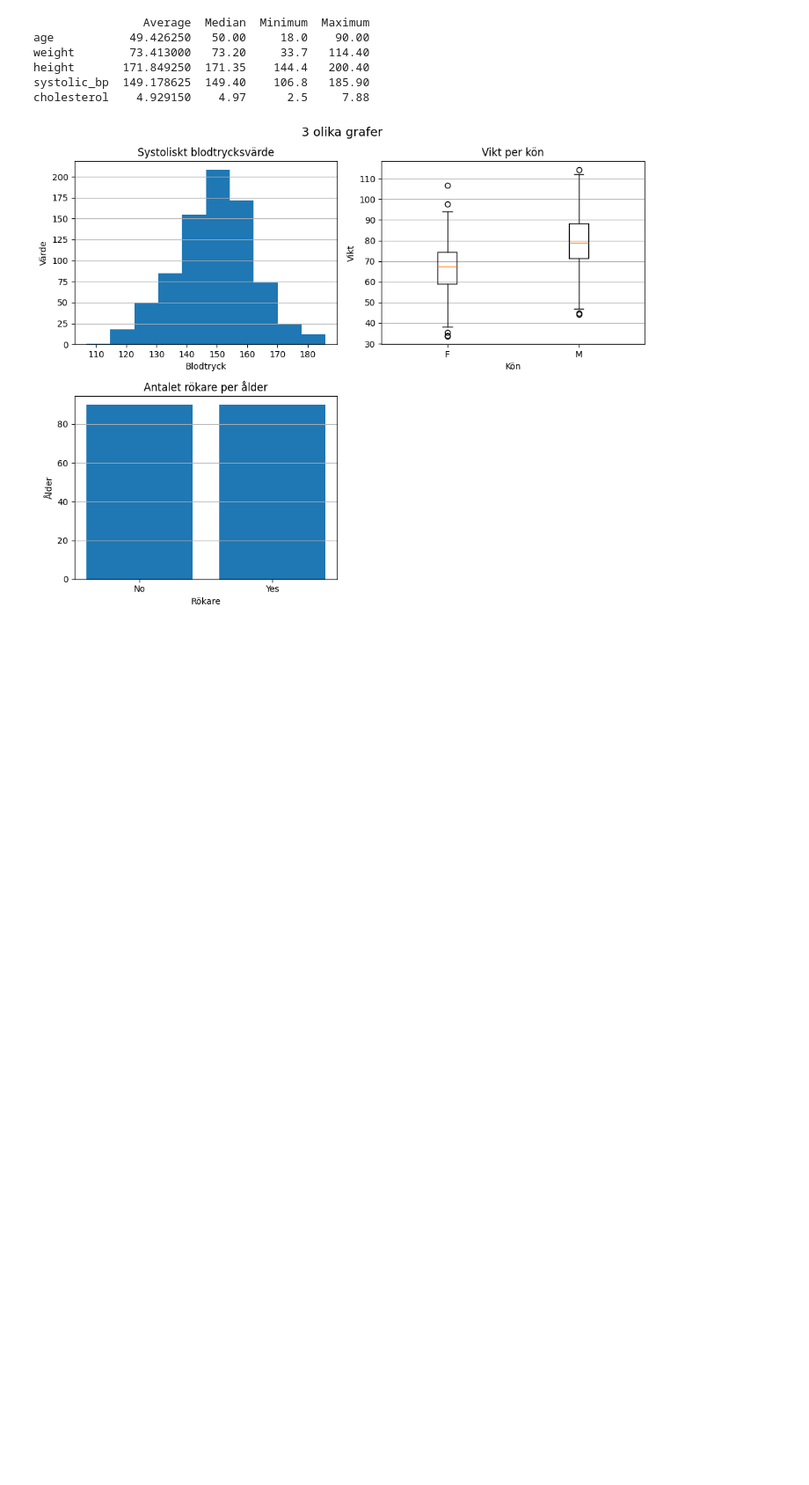
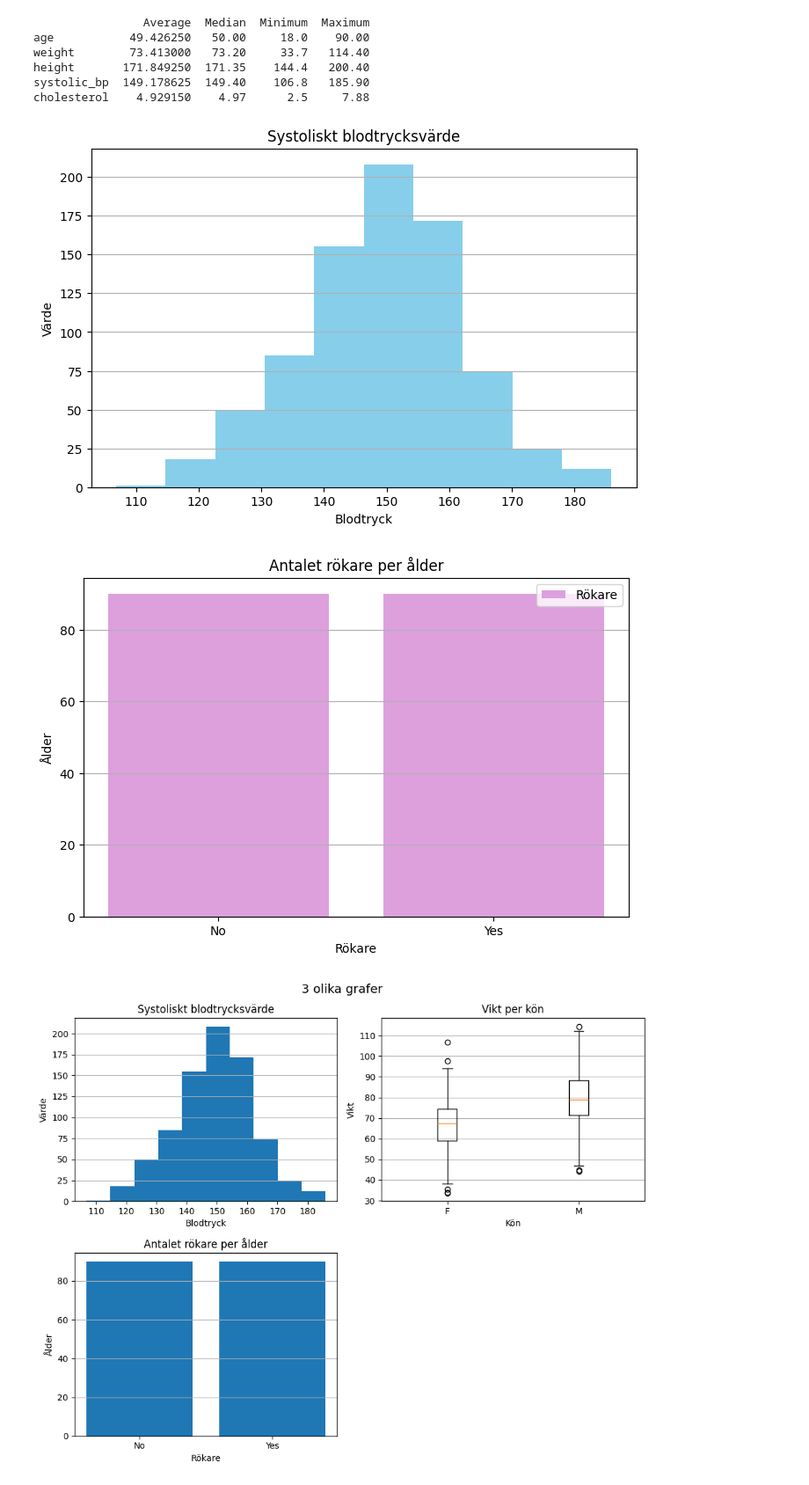
Before and after one commit to emanuelssonlinnea-rgb/Health-study-project, a Jupyter notebook: report.ipynb, the cells around one changed output. Shown: that part at 88% size. Cells and saved outputs as stored; diff of their text form; code cells hidden in the pictures; blank space fills up the shorter version.

```diff
--- a/report.ipynb
+++ b/report.ipynb
@@ -87,6 +87,63 @@ weight        73.413000   73.20     33.7   114.40
 height       171.849250  171.35    144.4   200.40
 systolic_bp  149.178625  149.40    106.8   185.90
 cholesterol    4.929150    4.97      2.5     7.88
+# %%
+class GraphBuilder:
+    def __init__(self, title="Health study graphs", xlabel="X-axis", ylabel="Y-axis"):
+        self.title=title
+        self.xlabel = xlabel
+        self.ylabel = ylabel
+
+    def hist_plot(self, categories, bins=10, color="skyblue"):
+        plt.figure(figsize = (8,5))
+        plt.hist(categories,bins=bins, color=color)
+        plt.title(self.title)
+        plt.xlabel(self.xlabel)
+        plt.ylabel(self.ylabel)
+        plt.grid(True, axis="y")
+        plt.show()
+
+
+    def box_plot(self, categories, values, color="mediumorchid"):
+        plt.figure(figsize = (8,5))
+        plt.boxplot(categories, values,color=color)
+        plt.title(self.title)
+        plt.xlabel(self.xlabel)
+        plt.ylabel(self.ylabel)
+        plt.grid(True, axis="y")
+        plt.show()
+
+    def bar_plot(self, categories, values, color="plum"):
+        plt.figure(figsize = (8,5))
+        plt.bar(categories, values, color=color)
+        plt.title(self.title)
+        plt.xlabel(self.xlabel)
+        plt.ylabel(self.ylabel)
+        plt.grid(True, axis="y")
+        plt.show()
+
+    def line_plot(self, x, y, label="Line", color="royalblue"):
+        plt.figure(figsize = (8,5))
+        plt.bar(x,y, label=label, color=color)
+        plt.title(self.title)
+        plt.xlabel(self.xlabel)
+        plt.ylabel(self.ylabel)
+        plt.legend()
+        plt.grid(True, axis="y")
+        plt.show()
+
+
+# histogram
+gb = GraphBuilder(title="Systoliskt blodtrycksvärde", xlabel="Blodtryck", ylabel="Värde")
+gb.hist_plot(df.systolic_bp,bins=10, color="skyblue")
+
+
+# bar graph
+gb = GraphBuilder(title="Antalet rökare per ålder", xlabel="Rökare", ylabel="Ålder")
+gb.line_plot(df.smoker,df.age, label="Rökare", color="plum")
+# %% [output]
+[figure, added]
+[figure, added]
 # %%
 #SKAPA 3 OLIKA GRAFER
 fig, axes = plt.subplots(2,2, figsize=(10,8), sharex=False, sharey=False)
```
Also changed, not shown: parts of 1 cell of this notebook, 1 other file.
